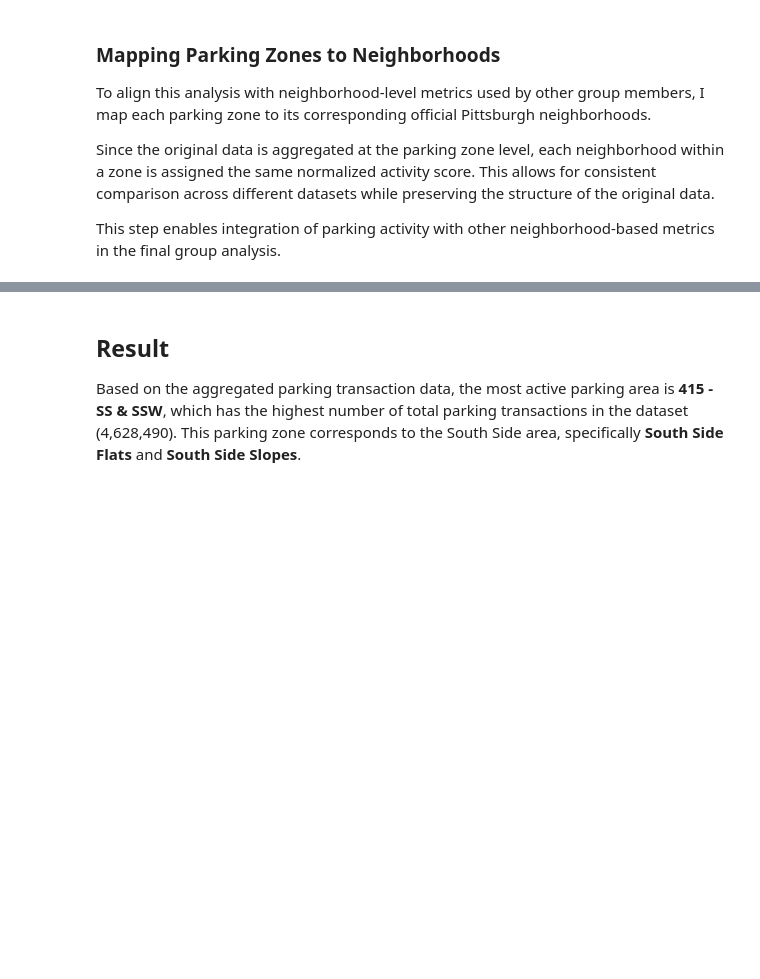
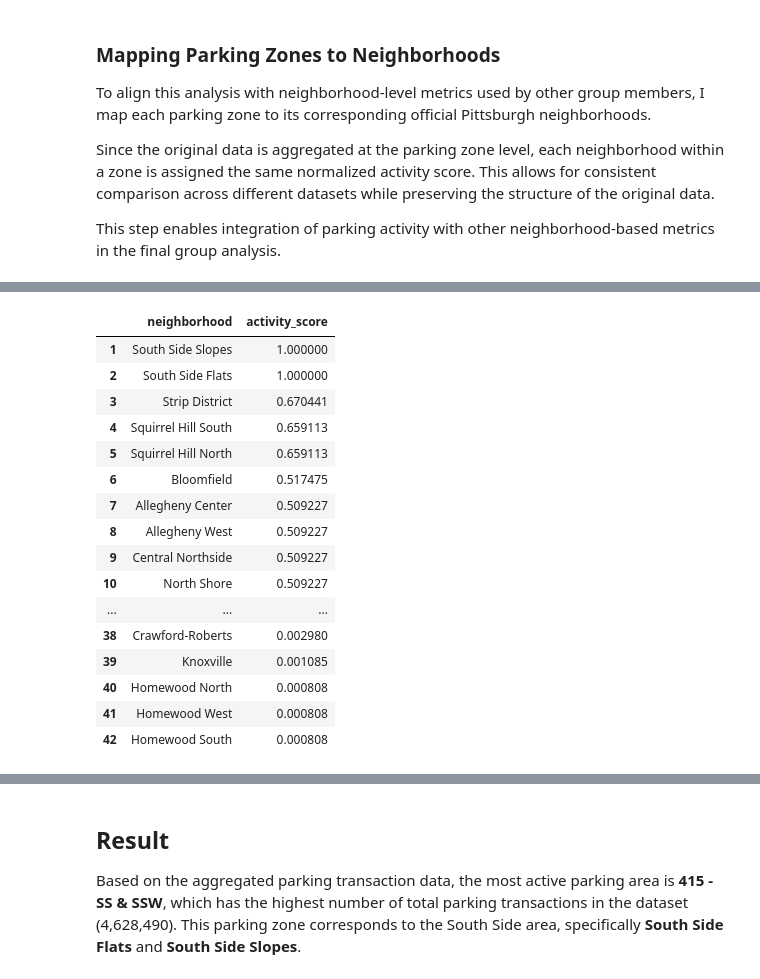
Before and after one commit to wrylht/Final-project-0011, a Jupyter notebook: ZiboDing_ParkingTransaction/parking_activity_analysis.ipynb, the cells around one changed output, grey strips where cells are left out. Cells and saved outputs as stored; diff of their text form; code cells hidden in the pictures; blank space fills up the shorter version.

```diff
--- a/ZiboDing_ParkingTransaction/parking_activity_analysis.ipynb
+++ b/ZiboDing_ParkingTransaction/parking_activity_analysis.ipynb
@@ -172 +239,51 @@ neighborhood_score
+# %%
+rows = []
+
+for _, row in zone_activity.iterrows():
+    zone = row["zone"]
+    score = row["activity_score"]
+
+    neighborhoods = zone_to_neighborhood.get(zone, "")
+
+    for n in neighborhoods.split(" / "):
+        rows.append({
+            "neighborhood": n.strip(),
+            "activity_score": score
+        })
+
+neighborhood_df = pd.DataFrame(rows)
+
+neighborhood_df = (
+    neighborhood_df
+    .groupby("neighborhood")["activity_score"]
+    .max()
+    .reset_index()
+)
+
+neighborhood_df = neighborhood_df.sort_values(
+    by="activity_score",
+    ascending=False
+).reset_index(drop=True)
+
+neighborhood_df.index += 1
+
+neighborhood_df
+# %% [output]
+|  | neighborhood | activity_score |
+| 1 | South Side Slopes | 1.000000 |
+| 2 | South Side Flats | 1.000000 |
+| 3 | Strip District | 0.670441 |
+| 4 | Squirrel Hill South | 0.659113 |
+| 5 | Squirrel Hill North | 0.659113 |
+| 6 | Bloomfield | 0.517475 |
+| 7 | Allegheny Center | 0.509227 |
+| 8 | Allegheny West | 0.509227 |
+| 9 | Central Northside | 0.509227 |
+| 10 | North Shore | 0.509227 |
+| ... | ... | ... |
+| 38 | Crawford-Roberts | 0.002980 |
+| 39 | Knoxville | 0.001085 |
+| 40 | Homewood North | 0.000808 |
+| 41 | Homewood West | 0.000808 |
+| 42 | Homewood South | 0.000808 |
 # %%
```
Also changed, not shown: parts of 5 cells of this notebook.
